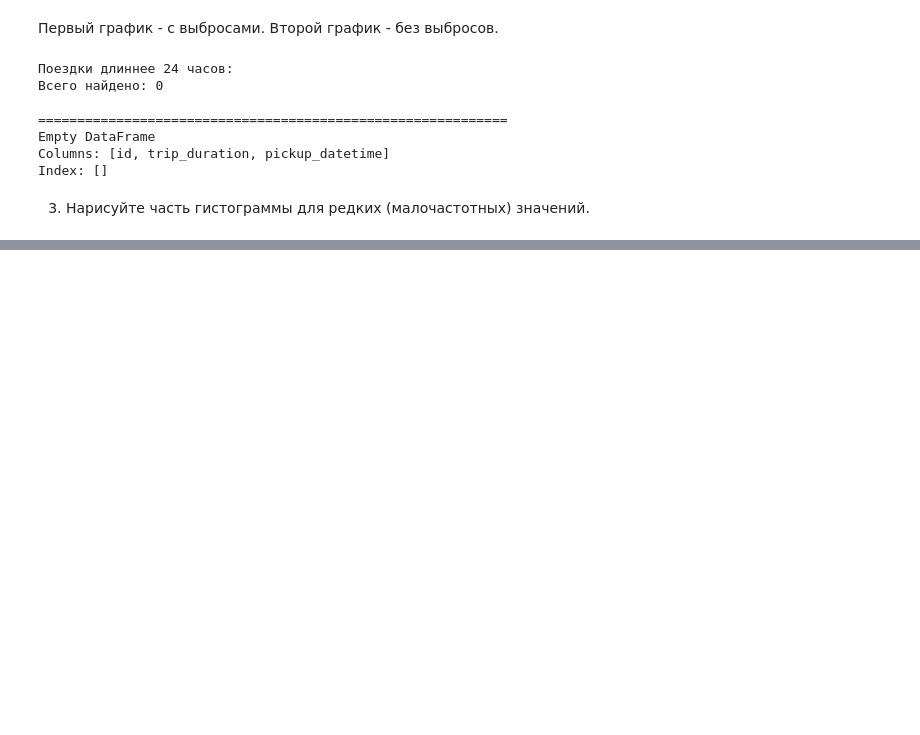
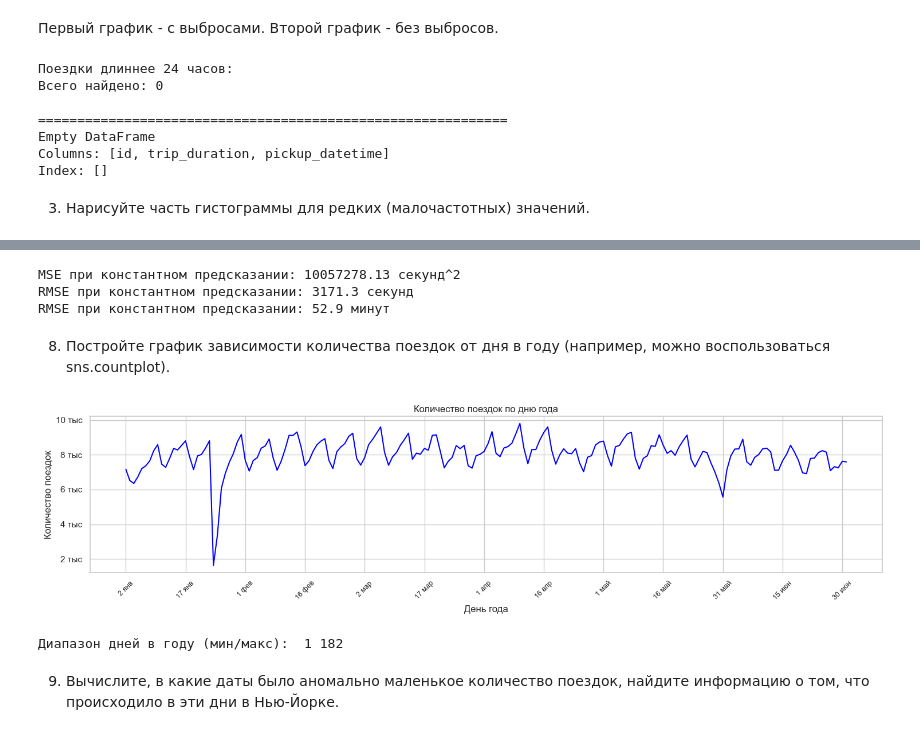
Before and after one commit to FirstVlad99/machine-learning, a Jupyter notebook: lab1.ipynb, the cells around one changed output, grey strips where cells are left out. Saved outputs shown, nothing was run; the diff lists cells and outputs as text; code cells hidden in the pictures; blank space fills up the shorter version.

```diff
--- a/lab1.ipynb
+++ b/lab1.ipynb
@@ -239,0 +247,52 @@ plt.show()
+# %%
+# Константное предсказание - среднее значение
+constant_pred = df['trip_duration'].mean()
+
+# Ошибки (разница между реальными и предсказанными)
+errors = df['trip_duration'] - constant_pred
+
+# MSE = 1/n (y - y^)^2
+mse = np.mean(errors ** 2)
+
+print(f"MSE при константном предсказании: {mse:.2f} секунд^2")
+rmse = np.sqrt(mse)
+print(f"RMSE при константном предсказании: {rmse:.1f} секунд")
+print(f"RMSE при константном предсказании: {rmse/60:.1f} минут")
+# %% [output]
+MSE при константном предсказании: 10057278.13 секунд^2
+RMSE при константном предсказании: 3171.3 секунд
+RMSE при константном предсказании: 52.9 минут
+# %% [markdown]
+8. Постройте график зависимости количества поездок от дня в году (например, можно воспользоваться sns.countplot).
+# %%
+# колонка с датой без времени
+df['day_of_year'] = df['pickup_datetime'].dt.dayofyear
+daily_counts = df.groupby(df['pickup_datetime'].dt.dayofyear)['id'].count().reset_index()
+daily_counts.columns = ['day_of_year', 'trip_count']
+
+months_ru = ['янв','фев','мар','апр','май','июн','июл','авг','сен','окт','ноя','дек']
+
+# делаем человекочитаемые метки
+xticklabels = [
+    f"{d.day} {months_ru[d.month-1]}"
+    for d in pd.to_datetime(daily_counts['day_of_year'], origin=f'{df["pickup_datetime"].dt.year.min()}-01-01', unit='D')
+]
+
+fig, axes = plt.subplots(figsize=(15, 4))
+sns.lineplot(data=daily_counts, x='day_of_year', y='trip_count', color='blue', ax=axes)
+
+axes.yaxis.set_major_formatter(ticker.FuncFormatter(human_format_y))
+axes.set_title("Количество поездок по дню года")
+axes.set_xlabel("День года")
+axes.set_ylabel("Количество поездок")
+
+plt.xticks(daily_counts['day_of_year'][::15], xticklabels[::15], rotation=45, fontsize=9)
+plt.tight_layout()
+plt.show()
+
+print(f"Диапазон дней в году (мин/макс): ", daily_counts['day_of_year'].min(), daily_counts['day_of_year'].max())
+# %% [output]
+[figure, added]
+Диапазон дней в году (мин/макс):  1 182
+# %% [markdown]
+9. Вычислите, в какие даты было аномально маленькое количество поездок, найдите информацию о том, что происходило в эти дни в Нью-Йорке.
```
Also changed, not shown: parts of 73 cells of this notebook, 5 other files.
